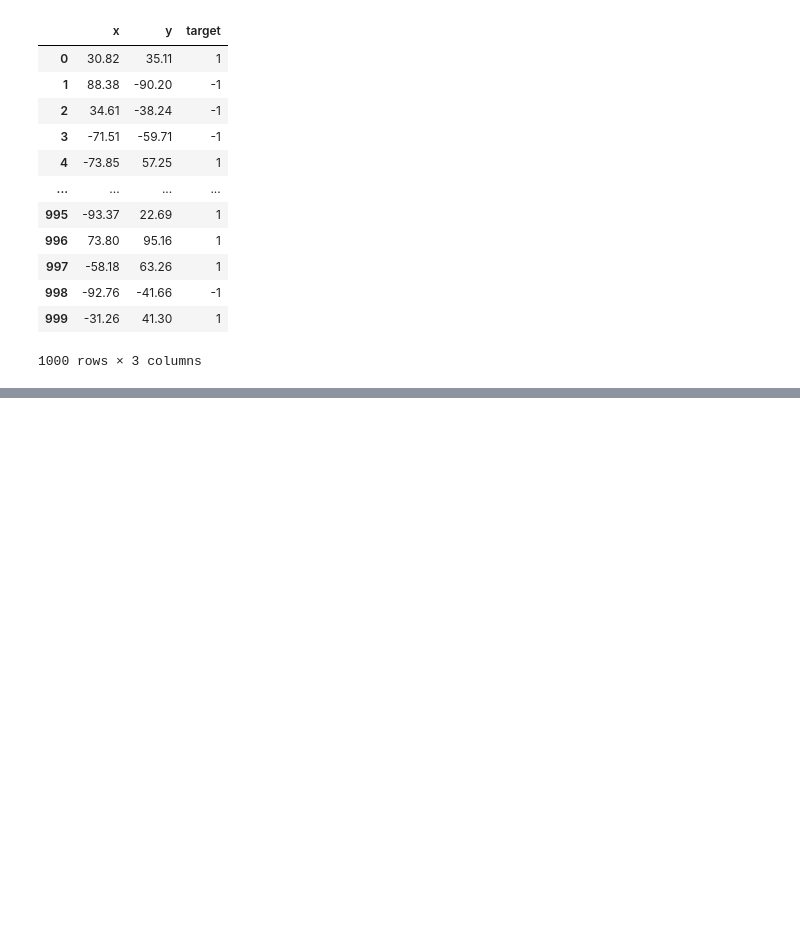
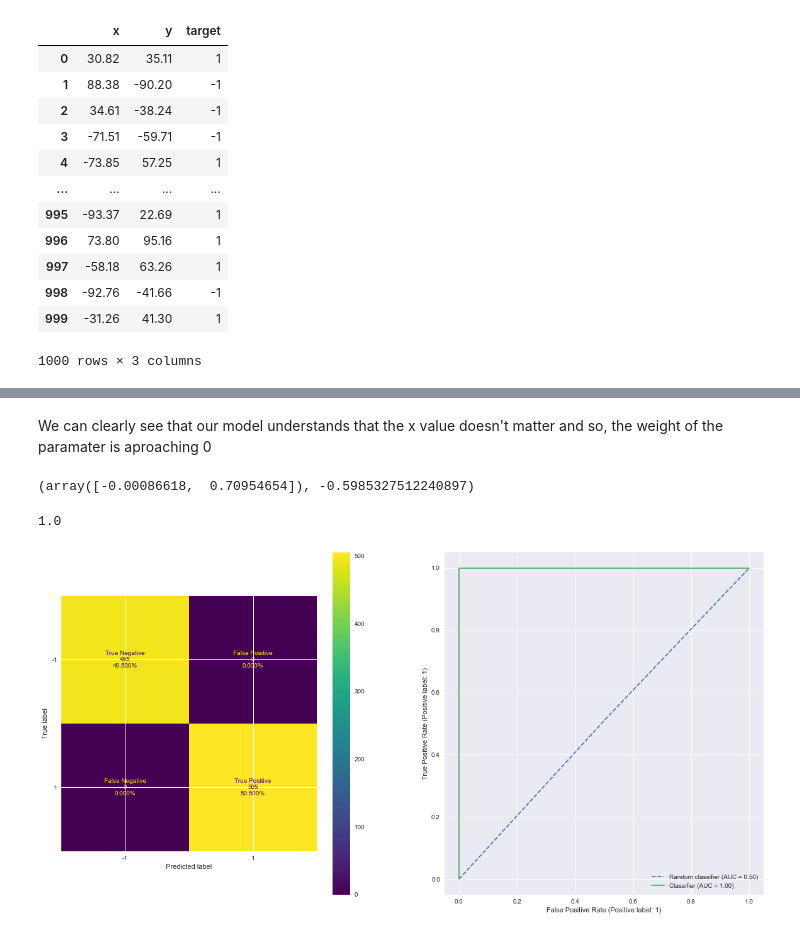
Before and after one commit to zivm20/NN-Spring-Project-1, a Jupyter notebook: Main_program .ipynb, the cells around one changed output, grey strips where cells are left out. Saved outputs shown, nothing was run; the diff lists cells and outputs as text; code cells hidden in the pictures; blank space fills up the shorter version.

```diff
--- a/Main_program .ipynb
+++ b/Main_program .ipynb
@@ -39,0 +232,3 @@ trainA
+# %%
+ad = Adaline(seed, bias=0.1,learning_rate=0.0001)
+performance = ad.fit(trainA.loc[:,["x","y"]],trainA["target"],verbose=1, logRate = 10)
@@ -39,0 +266,15 @@ trainA
+# %% [markdown]
+We can clearly see that our model understands that the x value doesn't matter and so, the weight of the paramater is aproaching 0
+# %%
+ad.weights,ad.bias
+# %% [output]
+(array([-0.00086618,  0.70954654]), -0.5985327512240897)
+# %%
+testA_res = ad.predict(testA.loc[:,["x","y"]])
+accuracy_score(testA["target"],testA_res)
+# %% [output]
+1.0
+# %%
+genData.plot_model_results(testA["target"],testA_res,labels=["-1","1"],name="partA_cm_roc")
+# %% [output]
+[figure, added]
```
Also changed, not shown: parts of 58 cells of this notebook, 14 other files.
